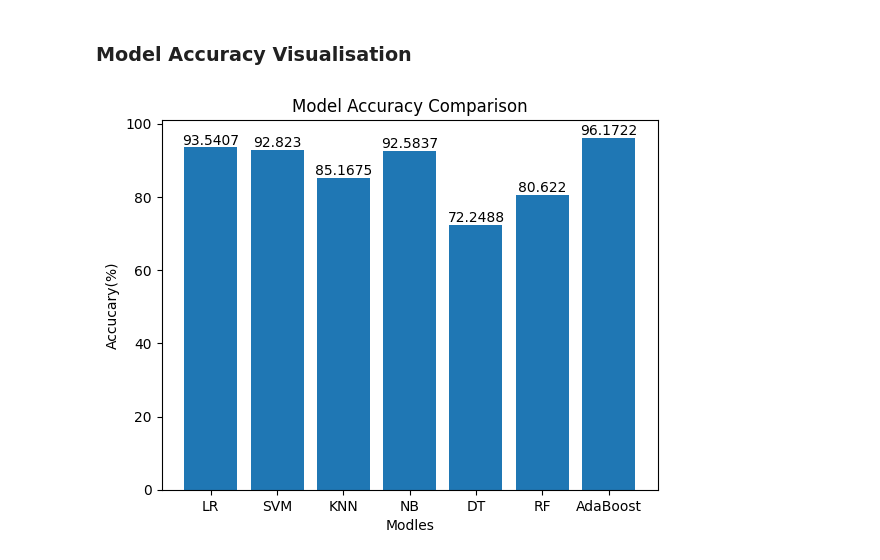
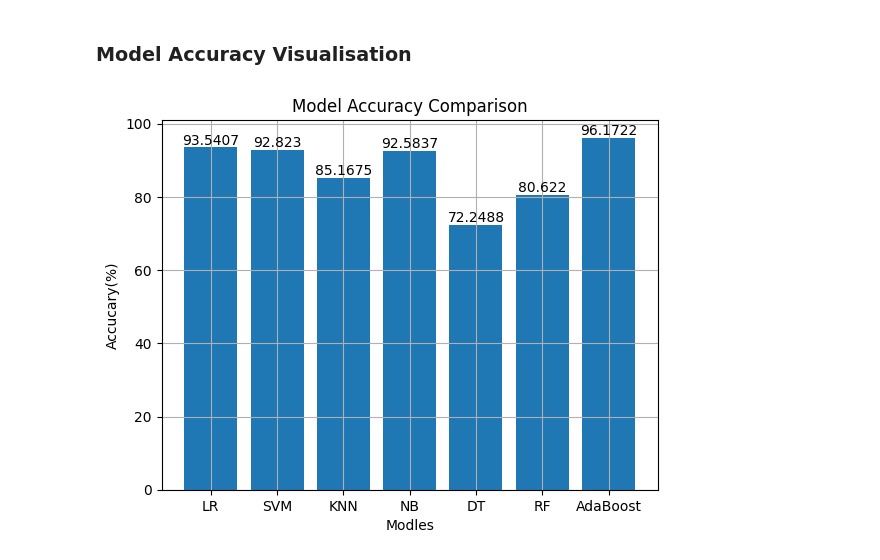
Before and after one commit to shindevaish/Titanic_Survival, a Jupyter notebook: main.ipynb, the cells around one changed output. Cells and saved outputs as stored; diff of their text form; code cells hidden in the pictures.

```diff
--- a/main.ipynb
+++ b/main.ipynb
@@ -307,11 +307,12 @@ from matplotlib import pyplot as plt
 # %%
 fig, ax = plt.subplots()
 bars = ax.bar(acc_df['Model'], acc_df['Accuracy'])
 ax.bar_label(bars, label_type='edge', color='black', fontsize=10)
+ax.grid(True, linestyle='-')
 ax.set_xlabel("Modles")
 ax.set_ylabel("Accucary(%)", )
 ax.set_title("Model Accuracy Comparison")
 
 plt.show()
 # %% [output]
-[figure, old version]
+[figure, new version]
```
